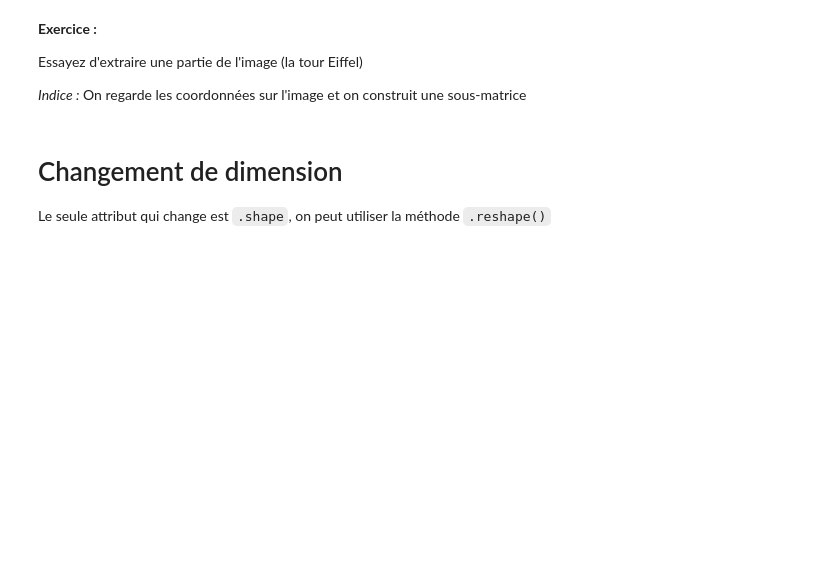
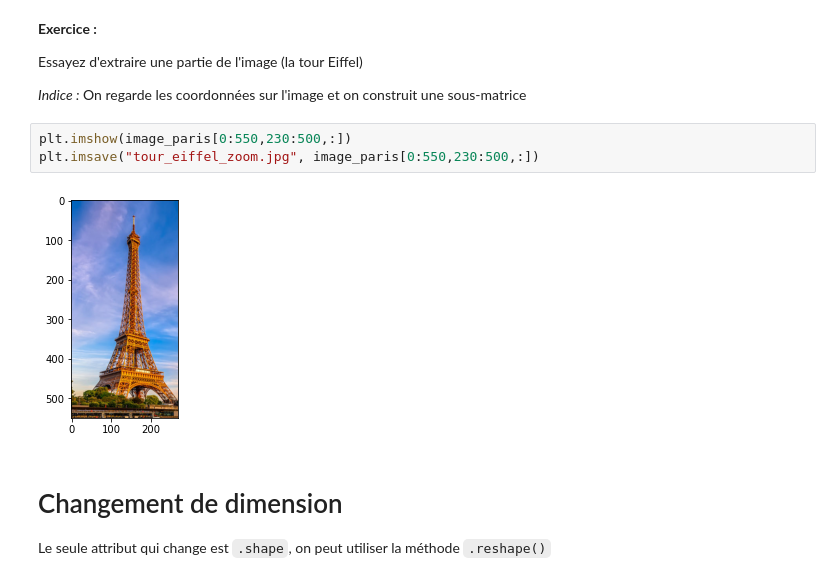
Before and after one commit to stat4decision/ml-adway-mai21, a Jupyter notebook: 04_numpy.ipynb, the cells around one changed output. Drawn from its saved outputs; the diff is of its cells as text; blank space fills up the shorter version.

```diff
--- a/04_numpy.ipynb
+++ b/04_numpy.ipynb
@@ -151,6 +192,11 @@ L'indexation des arrays est similaire à celle des listes :
 Essayez d'extraire une partie de l'image (la tour Eiffel)
 
 *Indice :* On regarde les coordonnées sur l'image et on construit une sous-matrice
+# %%
+plt.imshow(image_paris[0:550,230:500,:])
+plt.imsave("tour_eiffel_zoom.jpg", image_paris[0:550,230:500,:])
+# %% [output]
+[figure, added]
 # %% [markdown]
 # Changement de dimension
 
```
Also changed, not shown: parts of 28 cells of this notebook, 4 other files.
